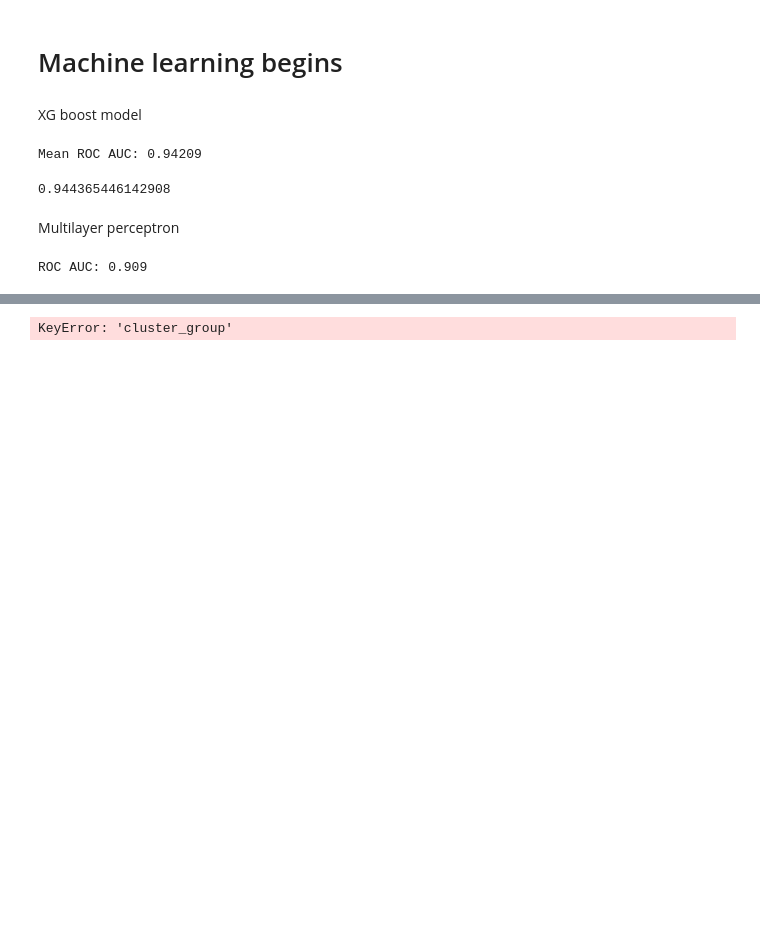
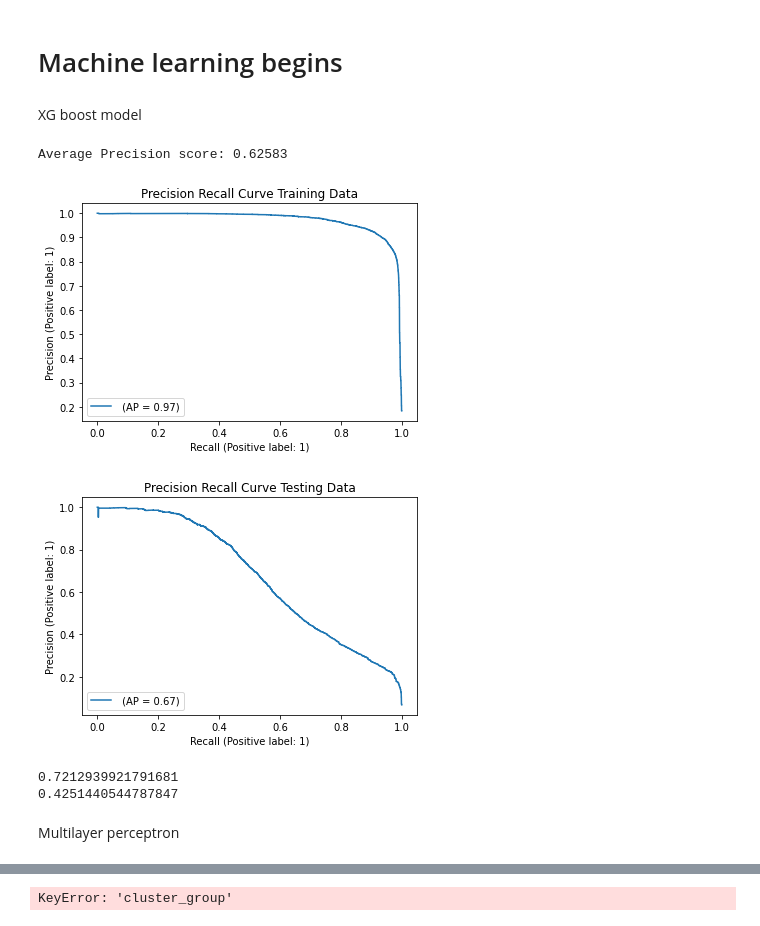
Before and after one commit to alexmak001/Panama-Papers, a Jupyter notebook: johncode.ipynb, the cells around one changed output, grey strips where cells are left out. Saved outputs shown, nothing was run; the diff lists cells and outputs as text; code cells hidden in the pictures; blank space fills up the shorter version.

Commit message:
precision recall curve

```diff
--- a/johncode.ipynb
+++ b/johncode.ipynb
@@ -61,29 +48,46 @@ from sklearn.datasets import make_classification
 from sklearn.model_selection import cross_val_score
 from sklearn.model_selection import RepeatedStratifiedKFold
 from xgboost import XGBClassifier
+from sklearn.metrics import precision_recall_curve
 # generate dataset
-model = XGBClassifier(scale_pos_weight = total/ones)
+model = XGBClassifier(n_estimators = 400,max_depth=9, min_child_weight = 0 ,eta=.4 , scale_pos_weight = total/ones)
 model.fit(X_train,y_train)
 # define evaluation procedure
 cv = RepeatedStratifiedKFold(n_splits=10, n_repeats=3, random_state=1)
 # evaluate model
-scores = cross_val_score(model, X_test, y_test, scoring='roc_auc', cv=cv, n_jobs=-1)
+scores = cross_val_score(model, X_test, y_test, scoring='average_precision', cv=cv, n_jobs=-1)
 # summarize performance
-print('Mean ROC AUC: %.5f' % mean(scores))
+print('Average Precision score: %.5f' % mean(scores))
 
 predictions = model.predict(X_test)
 # %% [output]
-Mean ROC AUC: 0.94209
+Average Precision score: 0.62583
-# %%
-#Sensitivity
-sum(predictions & y_test)/sum(y_test & 1)
-# %% [output]
-0.944365446142908
+# %%
+from sklearn.metrics import PrecisionRecallDisplay
+display = PrecisionRecallDisplay.from_estimator(
+    model, X_train, y_train, name=""
+)
+_ = display.ax_.set_title("Precision Recall Curve Training Data")
+
+display = PrecisionRecallDisplay.from_estimator(
+    model, X_test, y_test, name=""
+)
+_ = display.ax_.set_title("Precision Recall Curve Testing Data")
+# %% [output]
+[figure, added]
+[figure, added]
+# %%
+tn, fp, fn, tp = confusion_matrix(y_test,predictions).ravel()
+print(tp/(tp+fn))
+print(tp/(tp+fp))
+# %% [output]
+0.7212939921791681
+0.4251440544787847
 # %% [markdown]
 Multilayer perceptron
 # %%
 from sklearn.datasets import make_classification
-from sklearn.metrics import roc_auc_score
+from sklearn.metrics import precision_recall_curve
 from keras.layers import Dense
 from keras.models import Sequential
 
@@ -118,7 +122,3 @@ weights = {0:1, 1:17}
 history = model.fit(X_train, y_train, class_weight=weights, epochs=100, verbose=0)
 # evaluate model
 yhat = model.predict(X_test)
-score = roc_auc_score(y_test, yhat)
-print('ROC AUC: %.3f' % score)
-# %% [output]
-ROC AUC: 0.909
```
Also changed, not shown: parts of 9 cells of this notebook.
